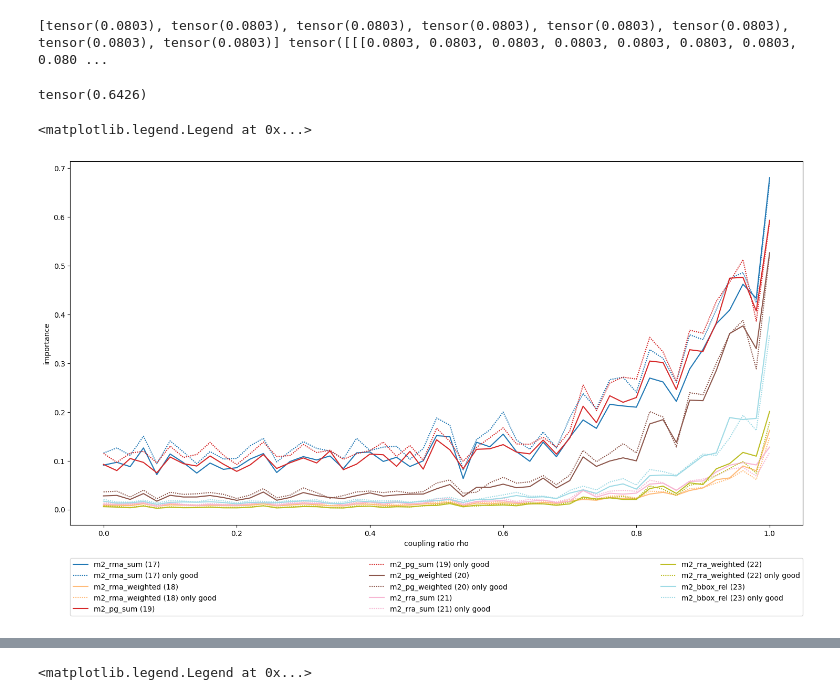
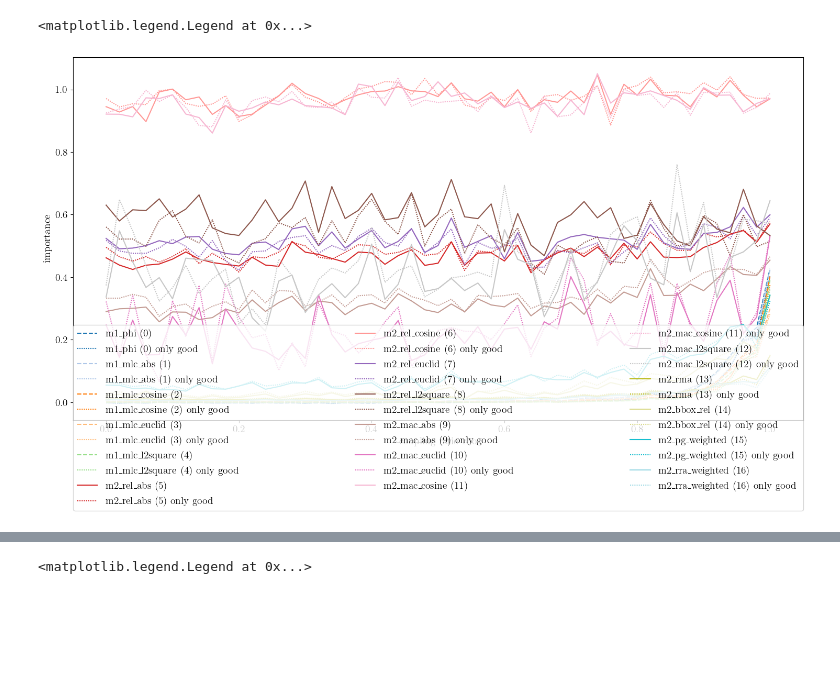
Before and after one commit to lillijo/xai-evaluation-master-thesis, a Jupyter notebook: experiments/compare_measures.ipynb, the cells around one changed output, grey strips where cells are left out. Drawn from its saved outputs; the diff is of its cells as text; code cells hidden in the pictures; blank space fills up the shorter version.

```diff
--- a/experiments/compare_measures.ipynb
+++ b/experiments/compare_measures.ipynb
@@ -131,7 +154,7 @@ ms = AllMeasures(
 biases = list(np.round(np.linspace(0, 1, 51), 3))
 with open("m1_mi_6400.pickle", "rb") as f:
     m1_mi = pickle.load(f)
-with open("m0_test.pickle", "rb") as f: #gt_measures_1280
+with open("gt_measures_1280.pickle", "rb") as f: #gt_measures_1280
     gt_measures = pickle.load(f)
 with open("shape_gt_6400.pickle", "rb") as f:
     shape_gt = pickle.load(f)
@@ -143,15 +166,18 @@ plt.plot(biases, gt_measures[:,0,0],linewidth=2, label="MI true label - watermar
 plt.plot(biases, torch.mean(gt_measures[:,:,2], dim=1),linewidth=1, label="MI (distribution rho) true label - watermark", linestyle="dotted", color="#f55")
 plt.plot(biases, mimean[:,0],linewidth=2, label="MI (data unbiased) prediction - watermark", color="#f00") """
 ecol = matplotlib.cm.winter(np.linspace(0, 1, 5))
-#plt.plot(biases, torch.mean(shape_gt[:,:,1], dim=1),linewidth=2, label="shape - prediction", color=ecol[3])
 plt.plot(biases, biases,linewidth=1, label="coupling ratio $\\rho$", linestyle="dotted", color="gray")
-plt.plot(biases, torch.mean(gt_measures[:,:,1,0], dim=1),linewidth=2, label="shape - watermark\n $\\phi$-correlation", linestyle="dashed", color=ecol[2])
-plt.plot(biases, torch.mean(gt_measures[:,:,3], dim=1),linewidth=1, label="(distribution rho) prediction - watermark", linestyle="dotted", color=ecol[2])
-plt.plot(biases, mimean[:,1],linewidth=2, label="(unbiased data) prediction - watermark", color=ecol[0])
+plt.plot(biases, torch.mean(gt_measures[:,:,0], dim=1),linewidth=2, label="$m_0$: shape - watermark\n $\\phi$-correlation \n $\\rho$-data", linestyle="dashed", color=ecol[2])
+#plt.plot(biases, torch.mean(gt_measures[:,:,3], dim=1),linewidth=1, label="(distribution rho) prediction - watermark", linestyle="dotted", color=ecol[2])
+plt.plot(biases, mimean[:,1],linewidth=2, label="$m_1$: prediction - watermark\n $\\phi$-correlation \n averaged over models \n unbiased data", color=ecol[0])
+plt.plot(biases, torch.mean(shape_gt[:,:,1], dim=1),linewidth=1, label="shape - prediction\n $\\phi$-correlation \n averaged over models \n unbiased data", color=ecol[3])
 
 
 plt.ylabel("Correlation")
-plt.xlabel("Coupling ratio $\rho$")
-plt.legend(bbox_to_anchor=(1., 0.69,0.6, 0.0), loc='lower left',ncols=1, )
+plt.xlabel("Coupling ratio $\\rho$")
+plt.legend(
+        bbox_to_anchor=(1.0, 0.924, 1.0, 0.102),
+        loc="upper left",
+        ncols=1,)
 #(0., -0.53, 1., .102)
 # %% [output]
@@ -207,3 +233,3 @@ for s in range(16):
 # %%
-with gzip.open("all_measures_128_4.pickle", "rb") as f:
+with gzip.open("all_measures_128_random.pickle", "rb") as f:
     per_sample = pickle.load(f)
@@ -517,9 +235,0 @@ with open("sizes.pickle", "wb") as f:
-# %%
-# TEST PLOT NORMALIZED VALUES TEST
-with open("sizes.pickle", "rb") as f:
-    sizes = pickle.load(f)
-for meas in range(len(labels)): # [0,1,2,3,4,5,6]: #
-    vals = np.array([a[meas] for a in sizes])
-    #vals = vals / vals.max()
-    plt.plot(bias_arr, vals, label=labels[meas])
-plt.legend()
@@ -529,9 +235,0 @@ plt.legend()
-# %%
-# TEST PLOT NORMALIZED VALUES TEST
-with open("sizes1.pickle", "rb") as f:
-    sizes = pickle.load(f)
-for meas in range(len(labels)): # [0,1,2,3,4,5,6]: #
-    vals = np.array([a[meas] for a in sizes])
-    #vals = vals / vals.max()
-    plt.plot(bias_arr, vals, label=labels[meas])
-plt.legend()
@@ -577,13 +236,7 @@ tensor(0.6425)
-# %%
-
-kernel_distance(tst1[57], tst2[57])
-# %% [output]
-[tensor(0.0803), tensor(0.0803), tensor(0.0803), tensor(0.0803), tensor(0.0803), tensor(0.0803), tensor(0.0803), tensor(0.0803)] tensor([[[0.0803, 0.0803, 0.0803, 0.0803, 0.0803, 0.0803, 0.0803, 0.080 ...
-tensor(0.6426)
 # %%
 # FILTER BAD OUT
 def filter_bad_out(data):
-    filtered = torch.zeros(51,12,128,26)
+    filtered = torch.zeros(51,12,128,17)
     c = 0
     for num_it in range(16):
         if num_it not in [6,14, 1,3,]: #1,3,
@@ -593,7 +246,7 @@ def filter_bad_out(data):
 filtered = filter_bad_out(per_sample)
 
 biases = list(np.round(np.linspace(0, 1, 51), 3))
-takeing = range(17,24)
+takeing = range(0,17)
 ls = ["dotted", "dashed", "solid"]
 per_rho = torch.mean(per_sample, dim=(1,2))
 per_rho_good = torch.mean(filtered, dim=(1,2))
@@ -605,34 +258,34 @@ plt.figure(figsize=(18,9))
 for en, i in enumerate(takeing):
     #for s in range(16):
     l = ALL_MEASURES[i]
     label = f"{l} ({i})" #if s == 0 else ""
     vals = per_rho[:,i]
     vals_good = per_rho_good[:,i]
 
     if  l: #.startswith("m2_mac") #"bbox" in l or "kernel" in
         plt.plot(
             biases,
             vals,
             label=label,
             linestyle=ls[int(l[1])],
             c=colors[en],
         )
         plt.plot(
             biases,
             vals_good,
             label=f"{label} only good",
             linestyle=(0, (1, 1)),
             c=colors[en],
         )
 
 #plt.title("All measures summed over samples and seeds")
 plt.ylabel("importance")
 plt.xlabel("coupling ratio rho")
 plt.legend(bbox_to_anchor=(0., -0.25, 1., .102), loc='lower left',
                       ncols=3, mode="expand", borderaxespad=0.)
 # %% [output]
 <matplotlib.legend.Legend at 0x...>
-[figure, old version]
+[figure, new version]
 # %%
 # SHOW CERTAIN MEASURES
 import collections.abc
```
Also changed, not shown: parts of 29 cells of this notebook, 2 other files.
